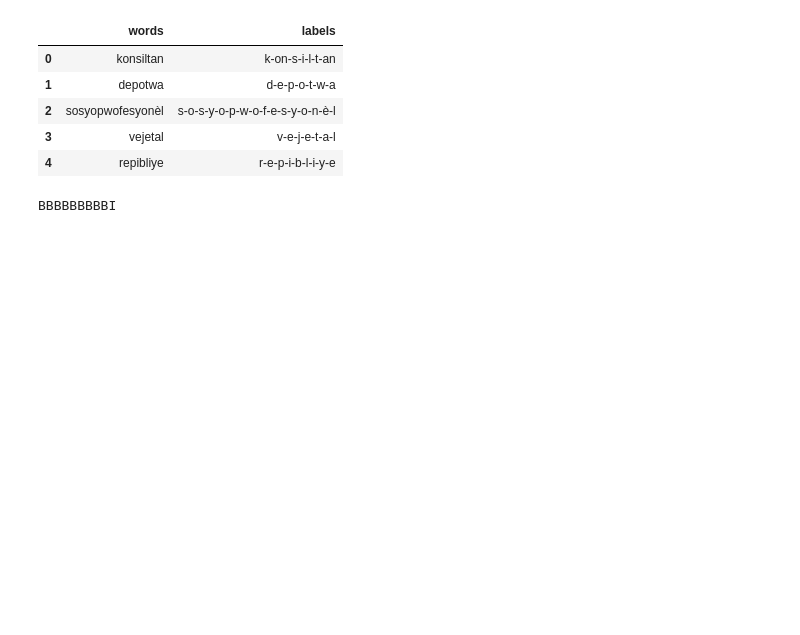
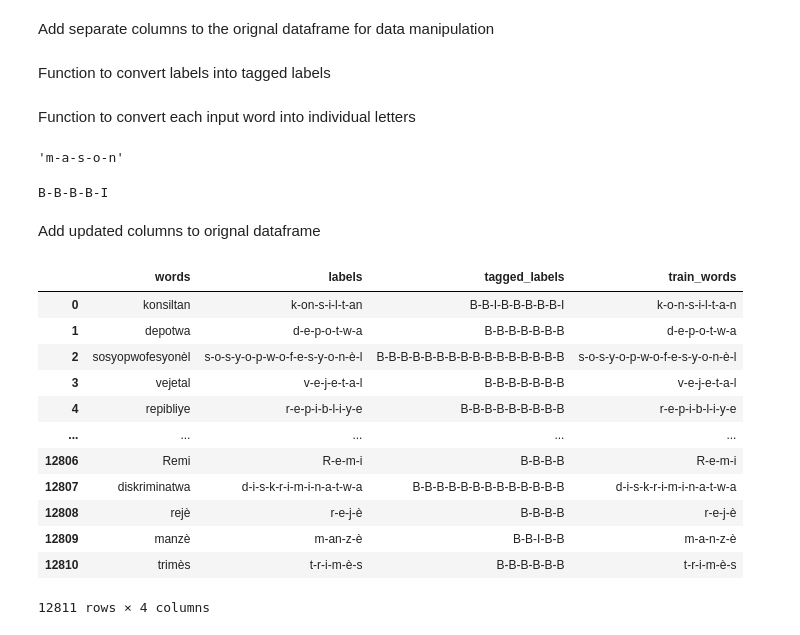
Before and after one commit to aqeel-12/Krey-l-Segmentation, a Jupyter notebook: KreyòlSegmentation.ipynb, the cells around one changed output. Drawn from its saved outputs; the diff is of its cells as text; code cells hidden in the pictures; blank space fills up the shorter version.

```diff
--- a/KreyòlSegmentation.ipynb
+++ b/KreyòlSegmentation.ipynb
@@ -6,3 +29,11 @@ data.columns=['words','labels']
+# %% [markdown]
+Add separate columns to the orignal dataframe for data manipulation
+# %%
+data.columns=['words','labels']
+data['tagged_labels'] = data.apply(lambda _: '', axis=1)
+data['train_words']=data.apply(lambda _: '', axis=1)
+# %% [markdown]
+Function to convert labels into tagged labels
 # %%
 def conv_to_tags(word):
   lis_grapheme=list(word.split("-"))
@@ -17,19 +48,54 @@ def conv_to_tags(word):
       label_lis.append(x[2].replace(x[2],"I"))
     else:
       label_lis.append("B")
+
   string_lis=''.join(label_lis)
-  return string_lis
+  string=''+string_lis[0]
+  for x in range(1,len(string_lis)):
+    if string_lis[x]=="B":
+      string+=string_lis[x].replace(string_lis[x],'-B')
+    else:
+      string+=string_lis[x].replace(string_lis[x],'-I')
+      #print(string_lis[x])
+  return string
+# %% [markdown]
+Function to convert each input word into individual letters
+# %%
+def words_conv(word):
+  string=''+word[0]
+  for x in range(1,len(word)):
+    string+=word[x].replace(word[x],'-'+word[x])
+  return string
+# %%
+word='mason'
+words_conv(word)
+# %% [output]
+'m-a-s-o-n'
+# %%
+word='m-a-s-on'
+print(conv_to_tags(word))
+# %% [output]
+B-B-B-B-I
+# %% [markdown]
+Add updated columns to orignal dataframe
+# %%
+for x in range(len(data['labels'])):
+  data['tagged_labels'][x]=conv_to_tags(data['labels'][x])
+for x in range(len(data['words'])):
+  data['train_words'][x]=words_conv(data['words'][x])
 # %%
-data.head()
+data
 # %% [output]
-|  | words | labels |
-| 0 | konsiltan | k-on-s-i-l-t-an |
-| 1 | depotwa | d-e-p-o-t-w-a |
-| 2 | sosyopwofesyonèl | s-o-s-y-o-p-w-o-f-e-s-y-o-n-è-l |
-| 3 | vejetal | v-e-j-e-t-a-l |
-| 4 | repibliye | r-e-p-i-b-l-i-y-e |
+|  | words | labels | tagged_labels | train_words |
+| 0 | konsiltan | k-on-s-i-l-t-an | B-B-I-B-B-B-B-B-I | k-o-n-s-i-l-t-a-n |
+| 1 | depotwa | d-e-p-o-t-w-a | B-B-B-B-B-B-B | d-e-p-o-t-w-a |
+| 2 | sosyopwofesyonèl | s-o-s-y-o-p-w-o-f-e-s-y-o-n-è-l | B-B-B-B-B-B-B-B-B-B-B-B-B-B-B-B | s-o-s-y-o-p-w-o-f-e-s-y-o-n-è-l |
+| 3 | vejetal | v-e-j-e-t-a-l | B-B-B-B-B-B-B | v-e-j-e-t-a-l |
+| 4 | repibliye | r-e-p-i-b-l-i-y-e | B-B-B-B-B-B-B-B-B | r-e-p-i-b-l-i-y-e |
+| ... | ... | ... | ... | ... |
+| 12806 | Remi | R-e-m-i | B-B-B-B | R-e-m-i |
+| 12807 | diskriminatwa | d-i-s-k-r-i-m-i-n-a-t-w-a | B-B-B-B-B-B-B-B-B-B-B-B-B | d-i-s-k-r-i-m-i-n-a-t-w-a |
+| 12808 | rejè | r-e-j-è | B-B-B-B | r-e-j-è |
+| 12809 | manzè | m-an-z-è | B-B-I-B-B | m-a-n-z-è |
+| 12810 | trimès | t-r-i-m-è-s | B-B-B-B-B-B | t-r-i-m-è-s |
+12811 rows × 4 columns
-# %%
-word='s-i-m-i-l-a-s-y-on'
-print(conv_to_tags(word))
-# %% [output]
-BBBBBBBBBI
```
Also changed, not shown: parts of 31 cells of this notebook.
